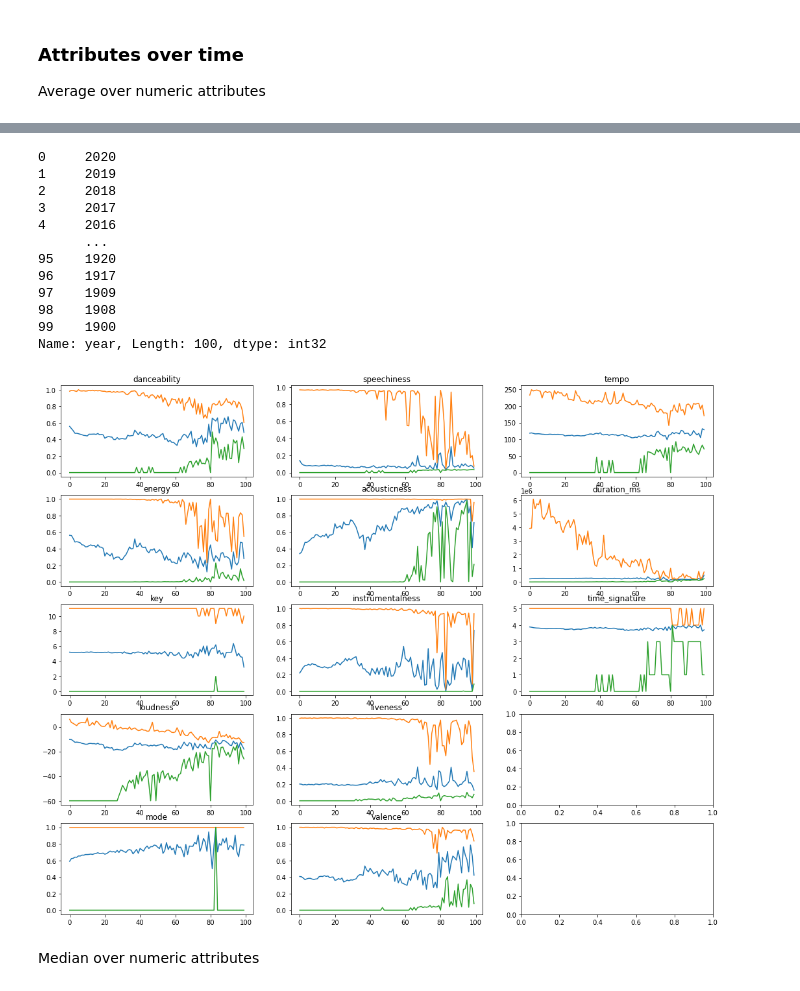
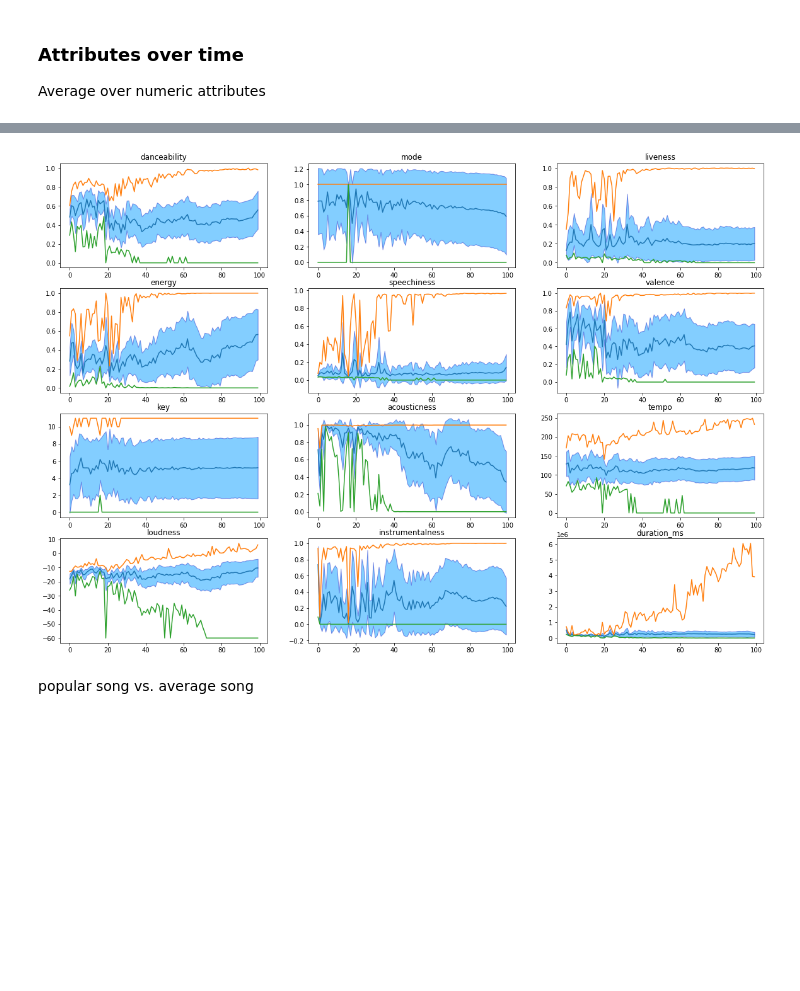
Before and after one commit to eric-kaufmann/spotify_analysis, a Jupyter notebook: analysis_pyspark.ipynb, the cells around one changed output, grey strips where cells are left out. Drawn from its saved outputs; the diff is of its cells as text; code cells hidden in the pictures; blank space fills up the shorter version.

```diff
--- a/analysis_pyspark.ipynb
+++ b/analysis_pyspark.ipynb
@@ -144,23 +250,27 @@ artist_popularity.toPandas()["count"][:100].plot()
 Average over numeric attributes
 # %%
 time_pandas = sdf_avg.toPandas()
-print(time_pandas["year"])
 time_pandas_max = sdf_max.toPandas()
 time_pandas_min = sdf_min.toPandas()
-data = ["danceability", "energy", "key", "loudness", "mode", "speechiness", "acousticness", "instrumentalness", "liveness", "valence", "tempo", "duration_ms", "time_signature"]
+time_pandas_var = sdf_var.toPandas()
+entries = len(time_pandas_var)
+data = ["danceability", "energy", "key", "loudness", "mode", "speechiness", "acousticness", "instrumentalness", "liveness", "valence", "tempo", "duration_ms"]
 
 # Create a figure with 3 rows and 3 columns of subplots
-fig, ax = plt.subplots(5, 3,figsize=(18, 15))
+fig, ax = plt.subplots(4, 3,figsize=(20, 14))
 
 # Iterate over the data series and plot each one in the corresponding subplot
 for i in range(3):
-    for j in range(5):
-        if i*5+j>=len(data):
+    for j in range(4):
+        if i*4+j>=len(data):
             break
-        data_series = data[i*5+j]
-        ax[j,i].plot(time_pandas[f"avg({data_series})"])
+        data_series = data[i*4+j]
+        average = time_pandas[f"avg({data_series})"]
+        ax[j,i].plot(average)
         ax[j,i].plot(time_pandas_max[f"max({data_series})"])
         ax[j,i].plot(time_pandas_min[f"min({data_series})"])
+        stddv = np.sqrt(time_pandas_var[f"variance({data_series})"])
+        ax[j,i].fill_between(range(entries),average-stddv,average+stddv,alpha=0.5, edgecolor='#1B2ACC', facecolor='#089FFF')
         ax[j,i].set_title(data_series)
 
 # Show the figure
@@ -178,15 +296,3 @@ plt.show()
-0     2020
-1     2019
-2     2018
-3     2017
-4     2016
-      ...
-95    1920
-96    1917
-97    1909
-98    1908
-99    1900
-Name: year, Length: 100, dtype: int32
-[figure, old version]
+[figure, new version]
 # %% [markdown]
-Median over numeric attributes
+popular song vs. average song
```
Also changed, not shown: parts of 17 cells of this notebook.
